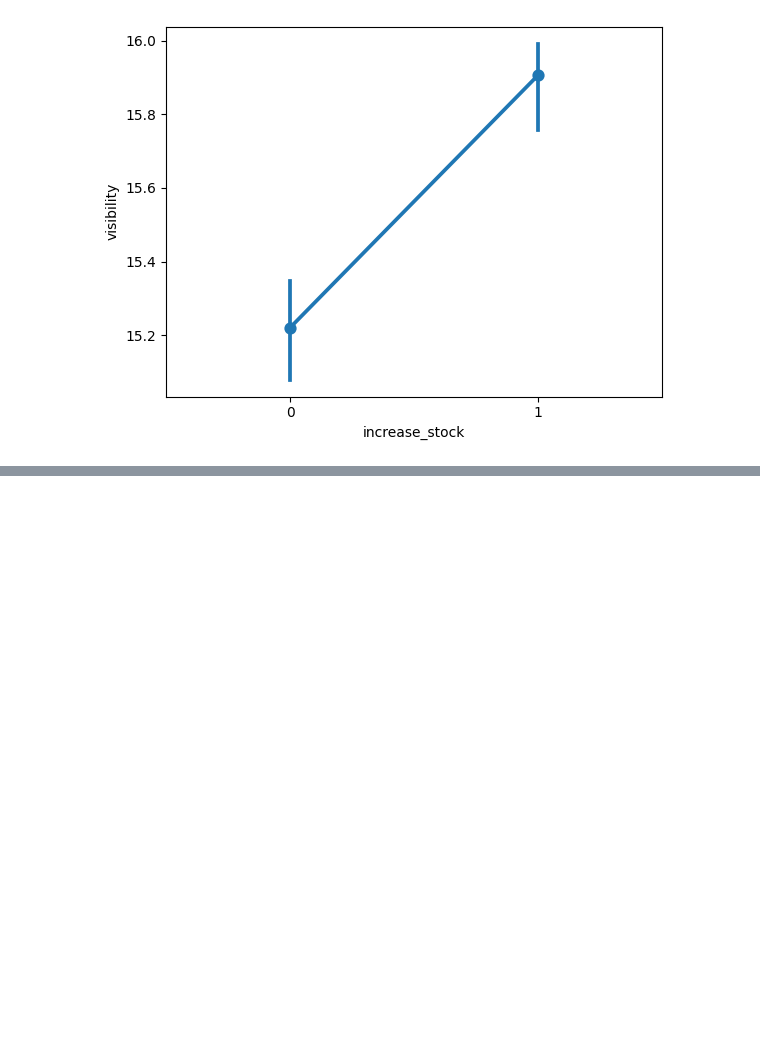
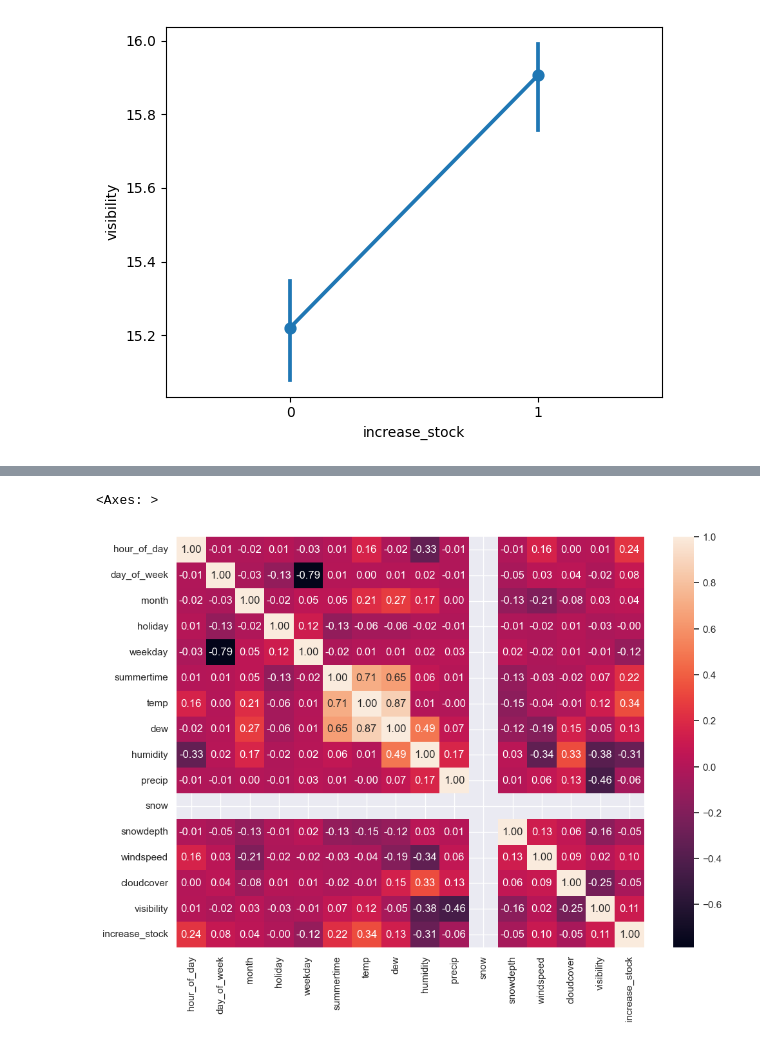
Before and after one commit to drunken-monkey-ops/sml-proj, a Jupyter notebook: Dataanalysis.ipynb, the cells around one changed output, grey strips where cells are left out. Saved outputs shown, nothing was run; the diff lists cells and outputs as text; code cells hidden in the pictures; blank space fills up the shorter version.

```diff
--- a/Dataanalysis.ipynb
+++ b/Dataanalysis.ipynb
@@ -121,0 +142,5 @@ sns.pointplot(data=df_dup , x= 'increase_stock', y='visibility')
+# %%
+sns.heatmap(corr , annot=True,fmt=".2f",square=False)
+# %% [output]
+<Axes: >
+[figure, added]
```
Also changed, not shown: parts of 7 cells of this notebook.
